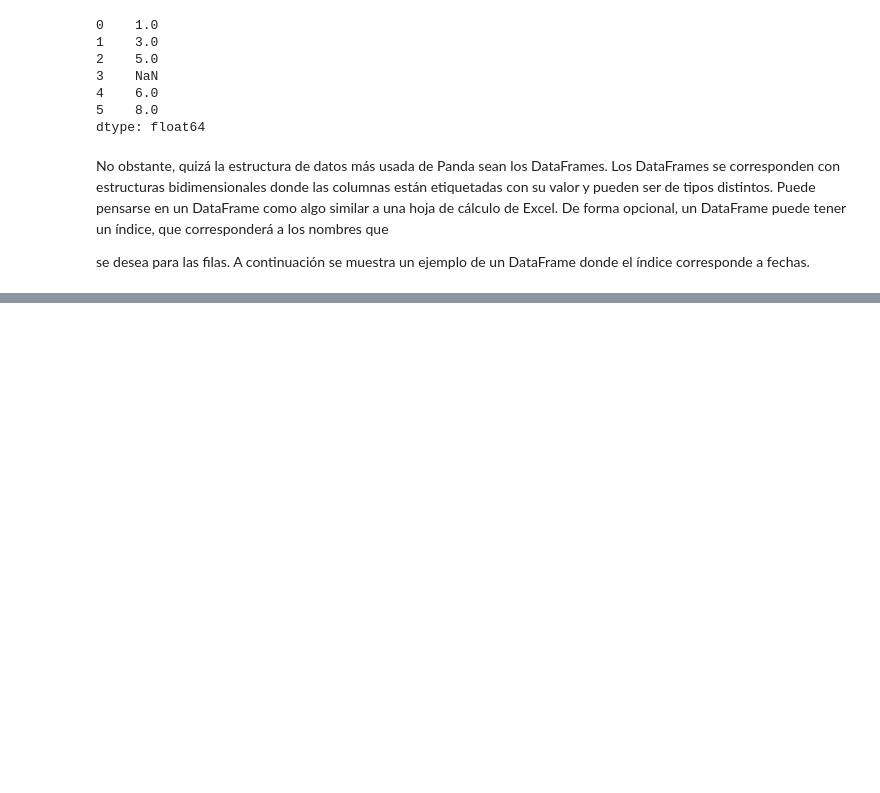
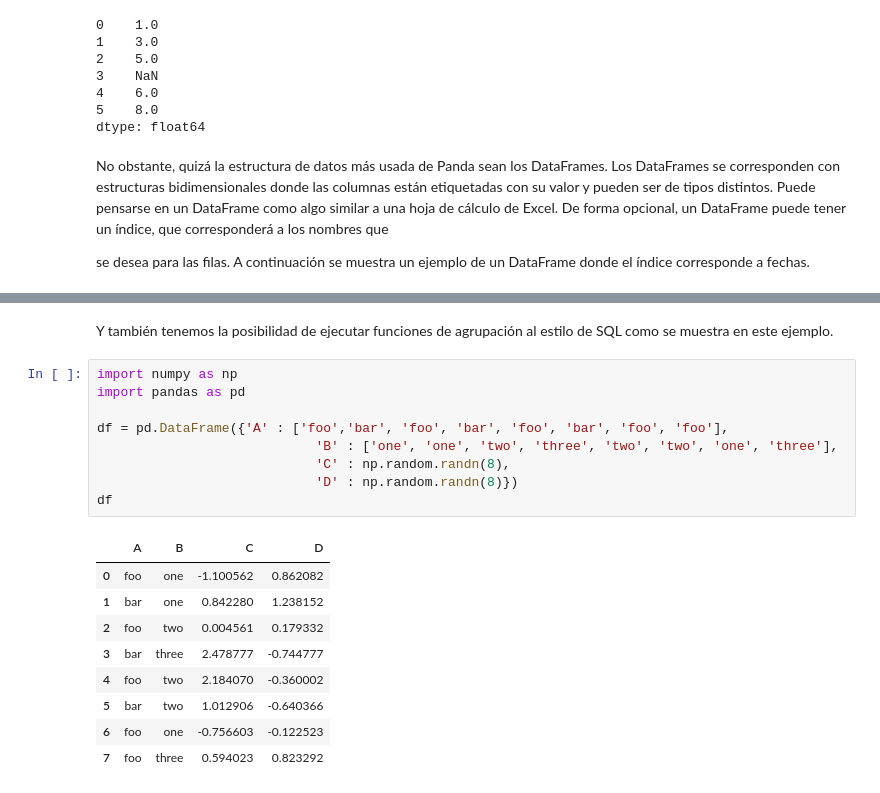
Before and after one commit to crissl/Introduccion, a Jupyter notebook: Tema2_Christian_Lopez/Tema2.ipynb, the cells around one changed output, grey strips where cells are left out. Saved outputs shown, nothing was run; the diff lists cells and outputs as text; blank space fills up the shorter version.

```diff
--- a/Tema2_Christian_Lopez/Tema2.ipynb
+++ b/Tema2_Christian_Lopez/Tema2.ipynb
@@ -407,0 +656,22 @@ el índice corresponde a fechas.
+# %% [markdown]
+Y también tenemos la posibilidad de ejecutar funciones de agrupación al estilo de
+SQL como se muestra en este ejemplo.
+# %%
+import numpy as np
+import pandas as pd
+
+df = pd.DataFrame({'A' : ['foo','bar', 'foo', 'bar', 'foo', 'bar', 'foo', 'foo'],
+                            'B' : ['one', 'one', 'two', 'three', 'two', 'two', 'one', 'three'],
+                            'C' : np.random.randn(8),
+                            'D' : np.random.randn(8)})
+df
+# %% [output]
+|  | A | B | C | D |
+| 0 | foo | one | -1.100562 | 0.862082 |
+| 1 | bar | one | 0.842280 | 1.238152 |
+| 2 | foo | two | 0.004561 | 0.179332 |
+| 3 | bar | three | 2.478777 | -0.744777 |
+| 4 | foo | two | 2.184070 | -0.360002 |
+| 5 | bar | two | 1.012906 | -0.640366 |
+| 6 | foo | one | -0.756603 | -0.122523 |
+| 7 | foo | three | 0.594023 | 0.823292 |
```
Also changed, not shown: parts of 40 cells of this notebook.
